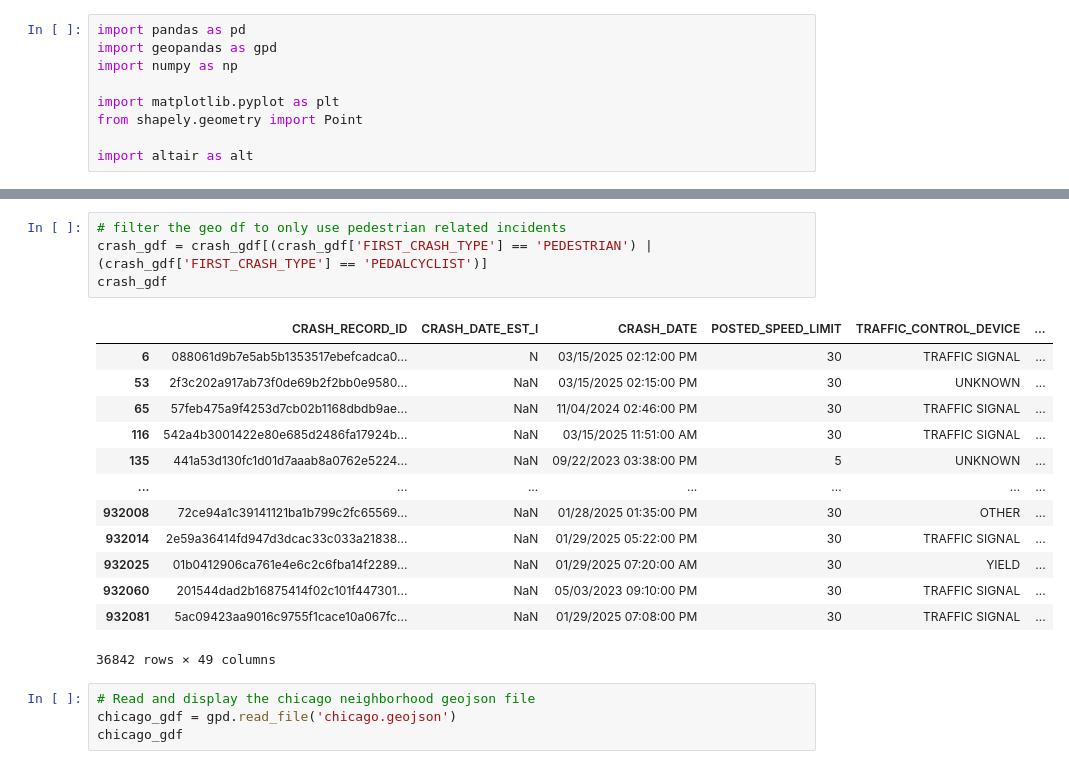
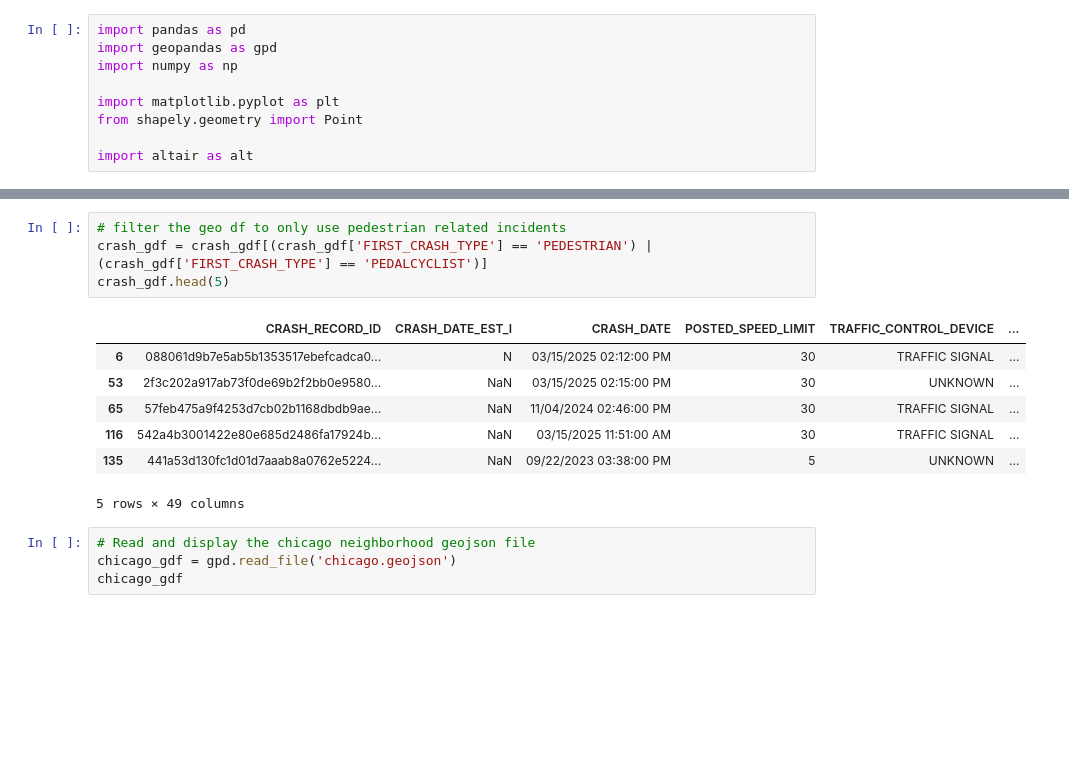
Before and after one commit to shaddad3/Project-WalkSafe, a Jupyter notebook: progress_report.ipynb, the cells around one changed output, grey strips where cells are left out. Cells and saved outputs as stored; diff of their text form; blank space fills up the shorter version.

```diff
--- a/progress_report.ipynb
+++ b/progress_report.ipynb
@@ -578,21 +563,15 @@ crash_gdf
 # %%
 # filter the geo df to only use pedestrian related incidents
 crash_gdf = crash_gdf[(crash_gdf['FIRST_CRASH_TYPE'] == 'PEDESTRIAN') | (crash_gdf['FIRST_CRASH_TYPE'] == 'PEDALCYCLIST')]
-crash_gdf
+crash_gdf.head(5)
 # %% [output]
 |  | CRASH_RECORD_ID | CRASH_DATE_EST_I | CRASH_DATE | POSTED_SPEED_LIMIT | TRAFFIC_CONTROL_DEVICE | ... |
 | 6 | 088061d9b7e5ab5b1353517ebefcadca0... | N | 03/15/2025 02:12:00 PM | 30 | TRAFFIC SIGNAL | ... |
 | 53 | 2f3c202a917ab73f0de69b2f2bb0e9580... | NaN | 03/15/2025 02:15:00 PM | 30 | UNKNOWN | ... |
 | 65 | 57feb475a9f4253d7cb02b1168dbdb9ae... | NaN | 11/04/2024 02:46:00 PM | 30 | TRAFFIC SIGNAL | ... |
 | 116 | 542a4b3001422e80e685d2486fa17924b... | NaN | 03/15/2025 11:51:00 AM | 30 | TRAFFIC SIGNAL | ... |
 | 135 | 441a53d130fc1d01d7aaab8a0762e5224... | NaN | 09/22/2023 03:38:00 PM | 5 | UNKNOWN | ... |
-| ... | ... | ... | ... | ... | ... | ... |
-| 932008 | 72ce94a1c39141121ba1b799c2fc65569... | NaN | 01/28/2025 01:35:00 PM | 30 | OTHER | ... |
-| 932014 | 2e59a36414fd947d3dcac33c033a21838... | NaN | 01/29/2025 05:22:00 PM | 30 | TRAFFIC SIGNAL | ... |
-| 932025 | 01b0412906ca761e4e6c2c6fba14f2289... | NaN | 01/29/2025 07:20:00 AM | 30 | YIELD | ... |
-| 932060 | 201544dad2b16875414f02c101f447301... | NaN | 05/03/2023 09:10:00 PM | 30 | TRAFFIC SIGNAL | ... |
-| 932081 | 5ac09423aa9016c9755f1cace10a067fc... | NaN | 01/29/2025 07:08:00 PM | 30 | TRAFFIC SIGNAL | ... |
-36842 rows × 49 columns
+5 rows × 49 columns
 # %%
 # Read and display the chicago neighborhood geojson file
 chicago_gdf = gpd.read_file('chicago.geojson')
```
Also changed, not shown: parts of 18 cells of this notebook.
